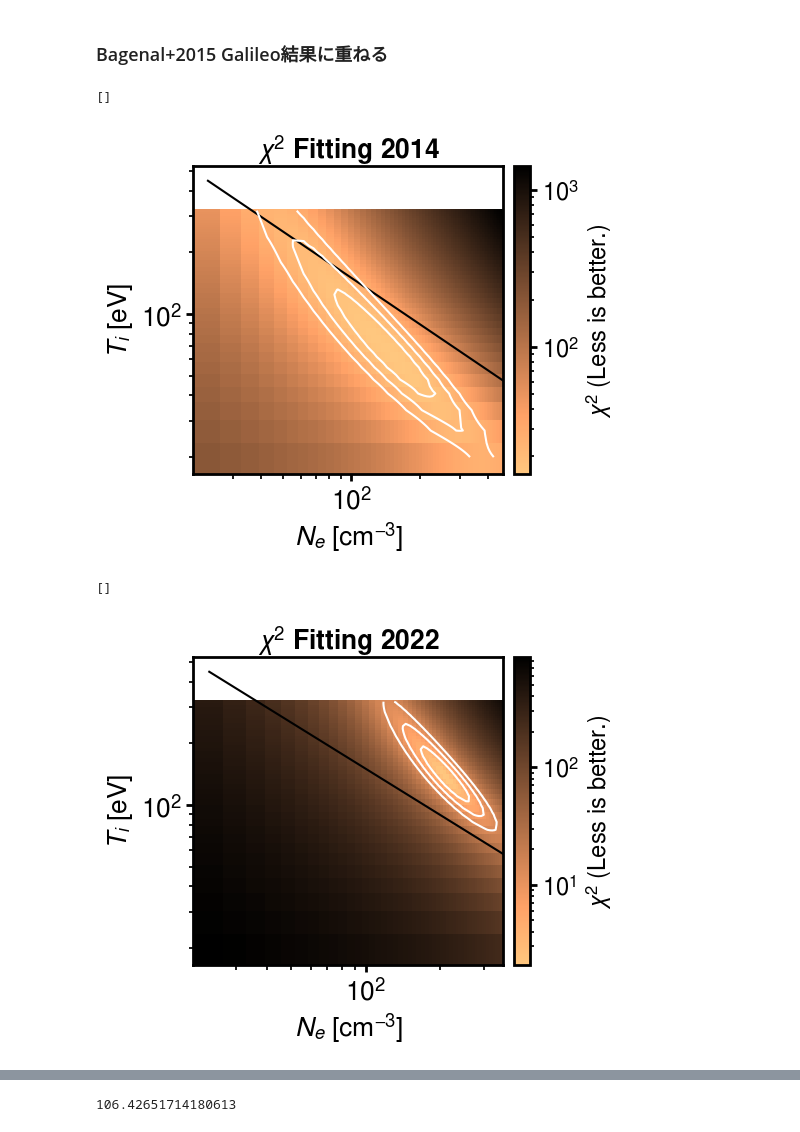
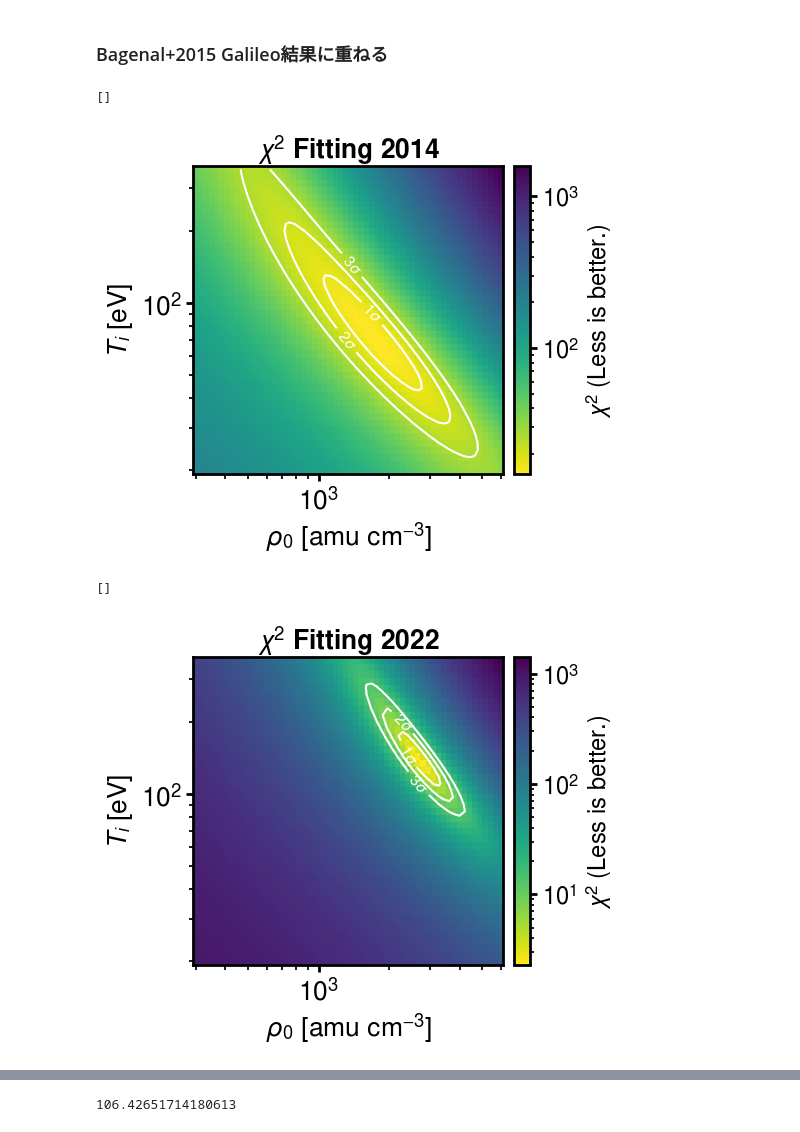
Before and after one commit to ShinnosukeSatoh/HST_Jupiter_footprints_dms, a Jupyter notebook: Leadangle_fitplot.ipynb, the cells around one changed output, grey strips where cells are left out. Cells and saved outputs as stored; diff of their text form; code cells hidden in the pictures.

Commit message:
Plots for SGEPSS 2023.

```diff
--- a/Leadangle_fitplot.ipynb
+++ b/Leadangle_fitplot.ipynb
@@ -1023,9 +1023,9 @@ plt.plot()
 Zi = 1.4    # mean charge of ions (Bagenal+2015) [q]
 Ai = 18     # (Bagenal+2015) [amu]
 # %%
-chi2 = np.loadtxt('img/LeadangleFit/2014_6/params_chi2A2.txt')
-RHO0 = np.loadtxt('img/LeadangleFit/2014_6/params_RHO0A2.txt')
-Ti0 = np.loadtxt('img/LeadangleFit/2014_6/params_Ti0A2.txt')
+chi2 = np.loadtxt('img/LeadangleFit/2014_7/params_chi2.txt')
+RHO0 = np.loadtxt('img/LeadangleFit/2014_7/params_RHO0.txt')
+Ti0 = np.loadtxt('img/LeadangleFit/2014_7/params_Ti0.txt')
 
 # chi square value converted to p value
 p_value = np.zeros(chi2.shape)
@@ -1069,26 +1069,16 @@ fontsize = 19
 fig, ax = plt.subplots(figsize=(4,4), dpi=100)
 ax.tick_params(axis='both', labelsize=fontsize)
 ax.set_title('$\\chi^2$ Fitting 2014', weight='bold', fontsize=fontsize)
-ax.set_xlabel('$N_e$ [cm$^{-3}$]', fontsize=fontsize)
+ax.set_xlabel(r'$\rho_{\,0}$ [amu cm$^{-3}$]', fontsize=fontsize)
 ax.set_ylabel('$T_i$ [eV]', fontsize=fontsize)
 ax.set_xscale('log')
 ax.set_yscale('log')
-# ax.set_xticks(np.linspace(0,chi2.shape[1],5))
-# ax.set_xticklabels(np.linspace(np.min(RHO0),np.max(RHO0),5,dtype=int))
-# ax.set_yticks(np.linspace(0,chi2.shape[0],5))
-# ax.set_yticklabels(np.linspace(np.min(Ti0),np.max(Ti0),5,dtype=int))
-# ax.scatter(rho_LH, Ti_LH, zorder=3)
-# ax.scatter(rho_M, Ti_M, zorder=3)
-# ax.scatter(rho_HC, Ti_HC, zorder=3)
 
-ax.plot(Ne_fit, Ti_fit, color='k', zorder=1.5)
+sm = ax.pcolor(RHO0, Ti0, chi2, cmap='viridis_r', norm=colors.LogNorm(vmin=chi2min, vmax=chi2max), zorder=1)
 
-sm = ax.pcolor((RHO0/Ai)*Zi, Ti0, chi2, cmap='copper_r', norm=colors.LogNorm(vmin=chi2min, vmax=chi2max), zorder=1)
-# sm = ax.pcolor(chi2, cmap='copper_r', vmin=chi2min, vmax=chi2min+19)
-
-cn = ax.contour((RHO0/Ai)*Zi, Ti0, chi2, levels=[chi2min+2.30, chi2min+6.17, chi2min+11.8], colors='#ffffff', zorder=2)
-# cn.levels = [r'$1\sigma$', r'$2\sigma$', r'$3\sigma$']
-# ax.clabel(cn, cn.levels, inline=True, fontsize=fontsize*0.55)
+cn = ax.contour(RHO0, Ti0, chi2, levels=[chi2min+2.30, chi2min+6.17, chi2min+11.8], colors='#ffffff', zorder=2)
+cn.levels = [r'$1\sigma$', r'$2\sigma$', r'$3\sigma$']
+ax.clabel(cn, cn.levels, inline=True, fontsize=fontsize*0.58)
 
 axpos = ax.get_position()
 cax = fig.add_axes([axpos.x1*1.03, axpos.y0, 0.04, axpos.y1-axpos.y0])
@@ -1100,11 +1090,11 @@ pp.ax.yaxis.get_offset_text().set_fontsize(fontsize*0.9)  # 指数部のフォ
 plt.plot()
 # %% [output]
 []
-[figure, old version]
+[figure, new version]
 # %%
-chi2 = np.loadtxt('img/LeadangleFit/2022_6/params_chi2A2.txt')
-RHO0 = np.loadtxt('img/LeadangleFit/2022_6/params_RHO0A2.txt')
-Ti0 = np.loadtxt('img/LeadangleFit/2022_6/params_Ti0A2.txt')
+chi2 = np.loadtxt('img/LeadangleFit/2022_7/params_chi2.txt')
+RHO0 = np.loadtxt('img/LeadangleFit/2022_7/params_RHO0.txt')
+Ti0 = np.loadtxt('img/LeadangleFit/2022_7/params_Ti0.txt')
 
 # chi square value converted to p value
 p_value = np.zeros(chi2.shape)
@@ -1137,49 +1127,39 @@ Ne_fit = np.linspace(np.min((RHO0/Ai)*Zi), np.max((RHO0/Ai)*Zi), 20)
 Ti_fit = 370*(30/Ne_fit)**0.75
 
 # chi square 0 is not true value.
 chi2min = np.min(chi2[np.where(chi2>0)])
 chi2max = np.max(chi2)
 chi2ave = np.average(chi2)
 p_value[np.where(chi2==0)] = np.nan
 chi2[np.where(chi2==0)] = np.nan
 
 # Plot
 fontsize = 19
 fig, ax = plt.subplots(figsize=(4,4), dpi=100)
 ax.tick_params(axis='both', labelsize=fontsize)
 ax.set_title('$\\chi^2$ Fitting 2022', weight='bold', fontsize=fontsize)
-ax.set_xlabel('$N_e$ [cm$^{-3}$]', fontsize=fontsize)
+ax.set_xlabel(r'$\rho_{\,0}$ [amu cm$^{-3}$]', fontsize=fontsize)
 ax.set_ylabel('$T_i$ [eV]', fontsize=fontsize)
 ax.set_xscale('log')
 ax.set_yscale('log')
-# ax.set_xticks(np.linspace(0,chi2.shape[1],5))
-# ax.set_xticklabels(np.linspace(np.min(RHO0),np.max(RHO0),5,dtype=int))
-# ax.set_yticks(np.linspace(0,chi2.shape[0],5))
-# ax.set_yticklabels(np.linspace(np.min(Ti0),np.max(Ti0),5,dtype=int))
-# ax.scatter(rho_LH, Ti_LH, zorder=3)
-# ax.scatter(rho_M, Ti_M, zorder=3)
-# ax.scatter(rho_HC, Ti_HC, zorder=3)
 
-ax.plot(Ne_fit, Ti_fit, color='k', zorder=1.5)
+sm = ax.pcolor(RHO0, Ti0, chi2, cmap='viridis_r', norm=colors.LogNorm(vmin=chi2min, vmax=chi2max), zorder=1)
 
-sm = ax.pcolor((RHO0/Ai)*Zi, Ti0, chi2, cmap='copper_r', norm=colors.LogNorm(vmin=chi2min, vmax=chi2max), zorder=1)
-# sm = ax.pcolor(chi2, cmap='copper_r', vmin=chi2min, vmax=chi2min+19)
-
-cn = ax.contour((RHO0/Ai)*Zi, Ti0, chi2, levels=[chi2min+2.30, chi2min+6.17, chi2min+11.8], colors='#ffffff', zorder=2)
-# cn.levels = [r'$1\sigma$', r'$2\sigma$', r'$3\sigma$']
-# ax.clabel(cn, cn.levels, inline=True, fontsize=fontsize*0.55)
+cn = ax.contour(RHO0, Ti0, chi2, levels=[chi2min+2.30, chi2min+6.17, chi2min+11.8], colors='#ffffff', zorder=2)
+cn.levels = [r'$1\sigma$', r'$2\sigma$', r'$3\sigma$']
+ax.clabel(cn, cn.levels, inline=True, fontsize=fontsize*0.58)
 
 axpos = ax.get_position()
 cax = fig.add_axes([axpos.x1*1.03, axpos.y0, 0.04, axpos.y1-axpos.y0])
 pp = fig.colorbar(sm, cax=cax)
 pp.set_label('$\\chi^2$ (Less is better.)', fontsize=fontsize*0.9)
 pp.ax.tick_params(labelsize=fontsize*0.9)
 pp.ax.yaxis.get_offset_text().set_fontsize(fontsize*0.9)  # 指数部のフォントサイズ
 
 plt.plot()
 # %% [output]
 []
-[figure, old version]
+[figure, new version]
 # %%
 # Galieo fit - Bagenal+2015
 Ne_fit = np.linspace(30, 1000, 20)
```
Also changed, not shown: parts of 1 cell of this notebook, 3 other files.
